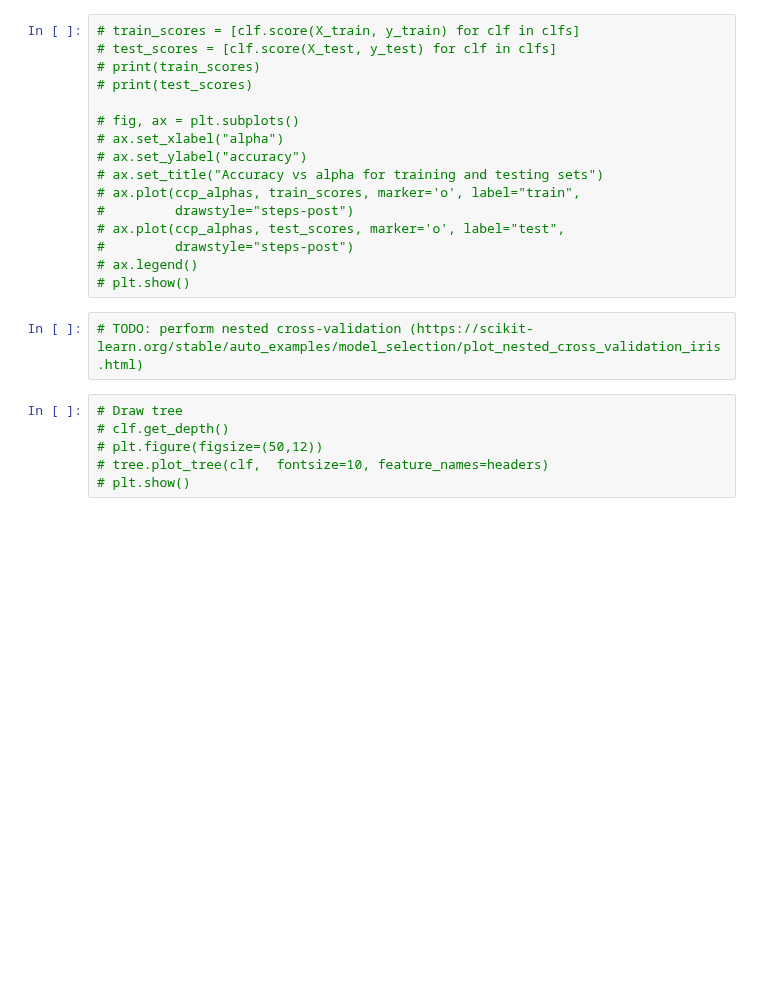
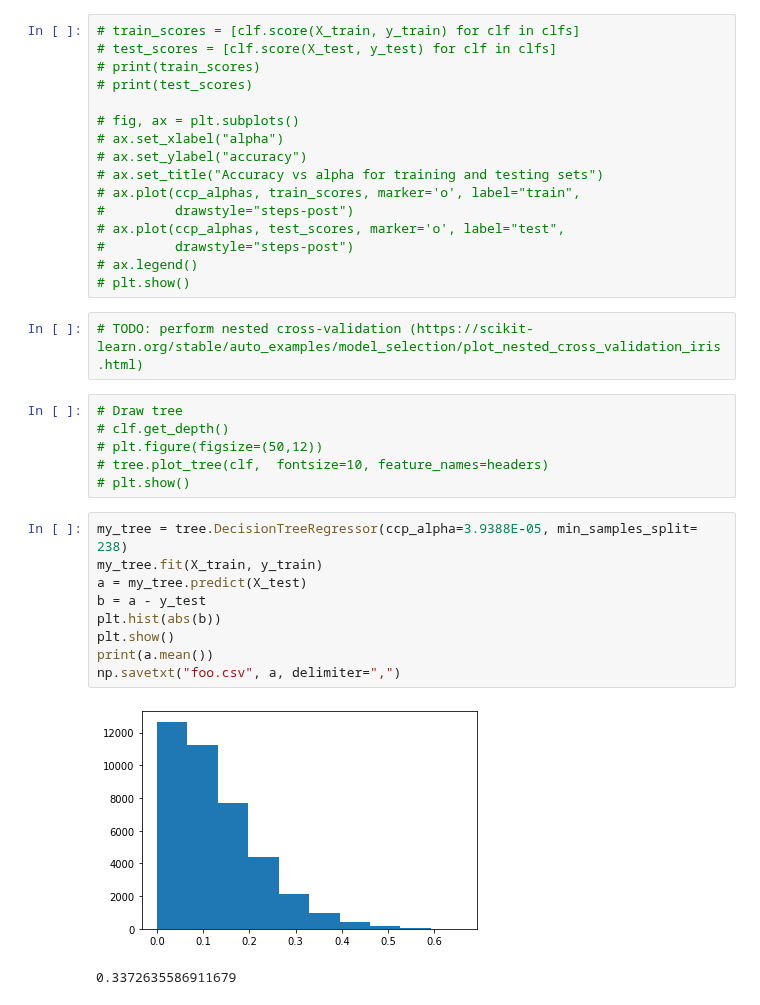
Before and after one commit to Naive-Meme-Classifiers/spotify-popularity-predictor, a Jupyter notebook: predictor-dt.ipynb, the cells around one changed output. Cells and saved outputs as stored; diff of their text form; blank space fills up the shorter version.

Commit message:
make a graph of error amounts

```diff
--- a/predictor-dt.ipynb
+++ b/predictor-dt.ipynb
@@ -290,6 +290,18 @@ for msl in range(1,100,5):
 # plt.figure(figsize=(50,12))
 # tree.plot_tree(clf,  fontsize=10, feature_names=headers)
 # plt.show()
+# %%
+my_tree = tree.DecisionTreeRegressor(ccp_alpha=3.9388E-05, min_samples_split= 238)
+my_tree.fit(X_train, y_train)
+a = my_tree.predict(X_test)
+b = a - y_test
+plt.hist(abs(b))
+plt.show()
+print(a.mean())
+np.savetxt("foo.csv", a, delimiter=",")
+# %% [output]
+[figure, added]
+0.3372635586911679
 # %%
 # p value testing
 num_tests = 10
```
Also changed, not shown: parts of 3 cells of this notebook.
